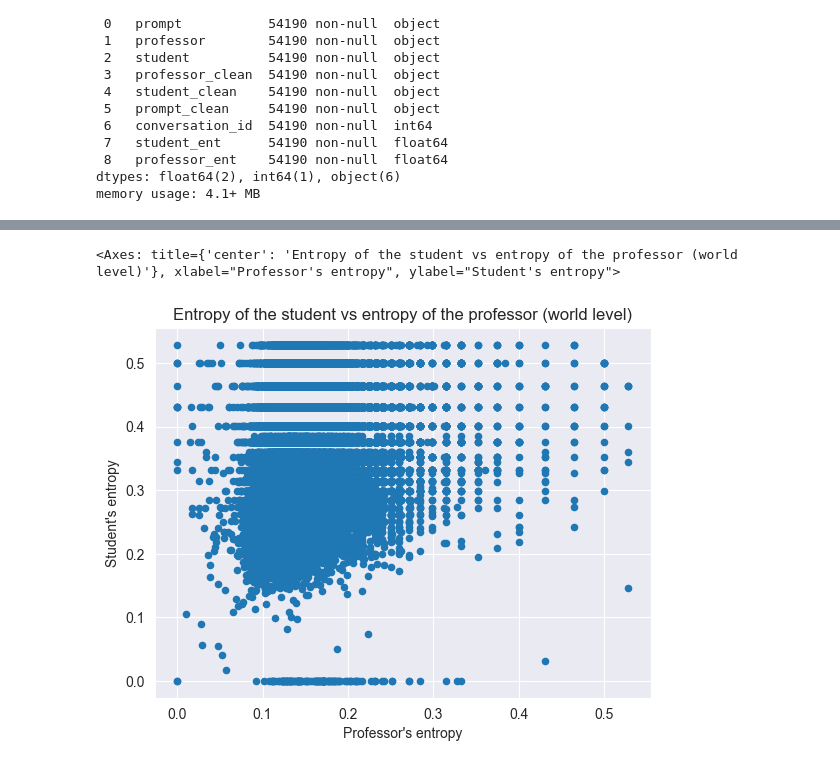
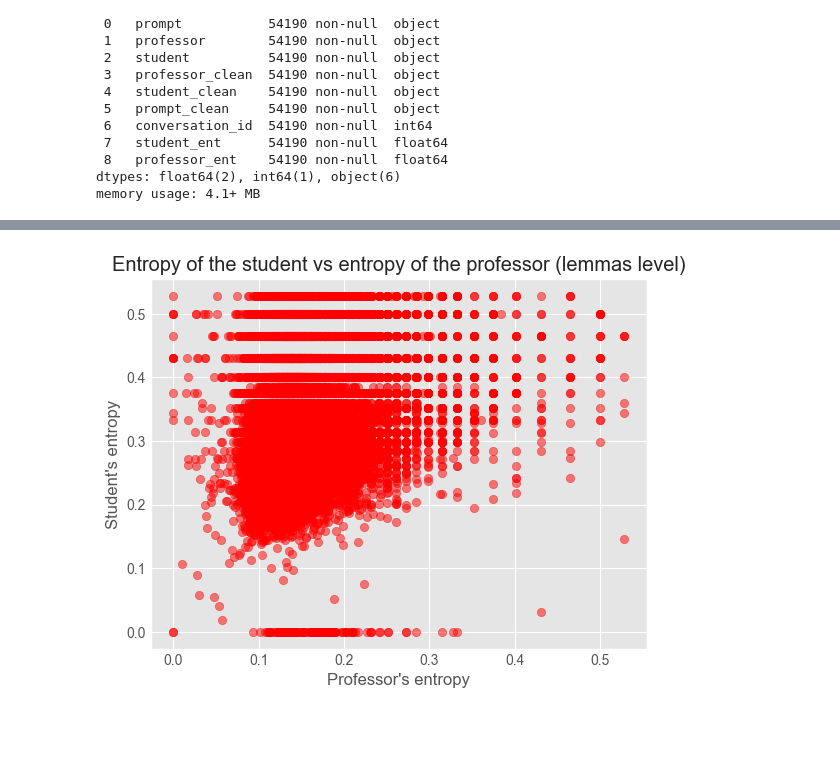
Before and after one commit to aleksKaluski/zipf-law-for-information-theory, a Jupyter notebook: analysis.ipynb, the cells around one changed output, grey strips where cells are left out. Drawn from its saved outputs; the diff is of its cells as text; code cells hidden in the pictures; blank space fills up the shorter version.

```diff
--- a/analysis.ipynb
+++ b/analysis.ipynb
@@ -303,10 +293,12 @@ Data columns (total 9 columns):
 dtypes: float64(2), int64(1), object(6)
 memory usage: 4.1+ MB
 # %%
-df.plot(kind='scatter',
-        x='professor_ent',
-        y='student_ent',
-        xlabel="Professor's entropy",
-        ylabel="Student's entropy",
-        title="Entropy of the student vs entropy of the professor (char level)")
+plt.style.use('ggplot')
+fig, ax = plt.subplots()
+
+ax.scatter(df['professor_ent'], df['student_ent'], color='blue', alpha=0.5)
+plt.xlabel("Professor's entropy")
+plt.ylabel("Student's entropy")
+plt.title("Entropy of the student vs entropy of the professor (char level)")
+plt.show()
 # %% [output]
@@ -361,3 +352,19 @@ high_entropy.head()
 | 393 | The debate over adaptationism is ... | You see, this debate is not just ... | I think I'm starting to get it. T... | [debate, scientific, fact, unders... | [think, start, thank, professor, ... | [debate, adaptationism, trace, pa... | 89 | ... |
 | 452 | \n\n The most straightforward cha... | I'm glad I could help clarify thi... | That makes a lot of sense. I neve... | [glad, help, clarify, thing, phil... | [make, lot, sense, think, way] | [straightforward, challenge, emph... | 101 | ... |
 | 563 | 3.3 Disappearing agents, naturali... | Exactly! That's the whole point o... | Alright, Professor, I think I nee... | [exactly, point, philosophy, ques... | [alright, professor, think, need,... | [disappear, agent, naturalism, du... | 126 | ... |
+# %%
+"""
+4.2) Entropy on the word level
+"""
+df['professor_words'] = df['professor'].apply(lambda x: x.split())
+df['student_words'] = df['student'].apply(lambda x: x.split())
+df = ep.compute_entropy_dataset(df, ['professor_words', 'student_words'])
+
+plt.style.use('ggplot')
+fig, ax = plt.subplots()
+
+ax.scatter(df['professor_words_ent'], df['student_words_ent'], color='green', alpha=0.5)
+plt.xlabel("Professor's entropy")
+plt.ylabel("Student's entropy")
+plt.title("Entropy of the student vs entropy of the professor (words level)")
+plt.show()
@@ -364,14 +373,23 @@ high_entropy.head()
 # %%
 """
 4.2) Entropy on the word level
 """
 from source import entropy as ep
 reload(ep)
 df = ep.compute_entropy_dataset(df, ['professor_clean', 'student_clean'])
-df.plot(kind='scatter', x='professor_clean_ent', y='student_clean_ent',xlabel="Professor's entropy", ylabel="Student's entropy", title="Entropy of the student vs entropy of the professor (world level)")
+
+plt.style.use('ggplot')
+fig, ax = plt.subplots()
+
+ax.scatter(df['professor_clean_ent'], df['student_clean_ent'], color='red', alpha=0.5)
+plt.xlabel("Professor's entropy")
+plt.ylabel("Student's entropy")
+plt.title("Entropy of the student vs entropy of the professor (lemmas level)")
+
+
+plt.show()
 # %% [output]
-<Axes: title={'center': 'Entropy of the student vs entropy of the professor (world level)'}, xlabel="Professor's entropy", ylabel="Student's entropy">
-[figure, old version]
+[figure, new version]
 # %%
 df.sort_values('professor_clean_ent', ascending=False, inplace=False).head(5)
 # %% [output]
```
Also changed, not shown: parts of 12 cells of this notebook, 3 other files.
